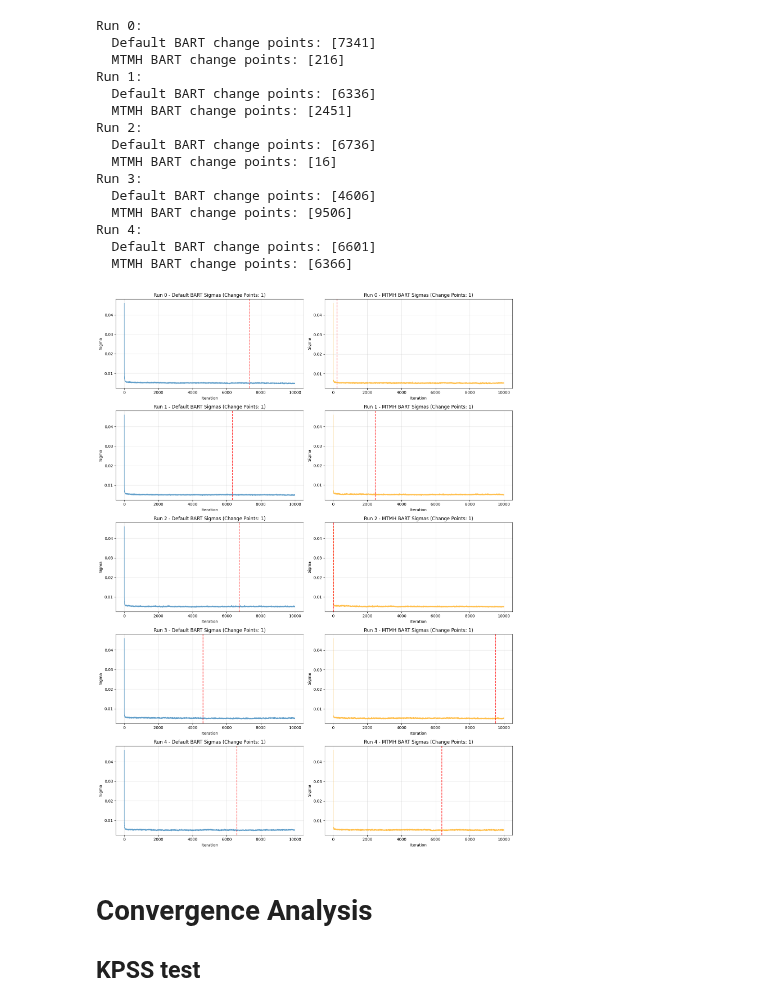
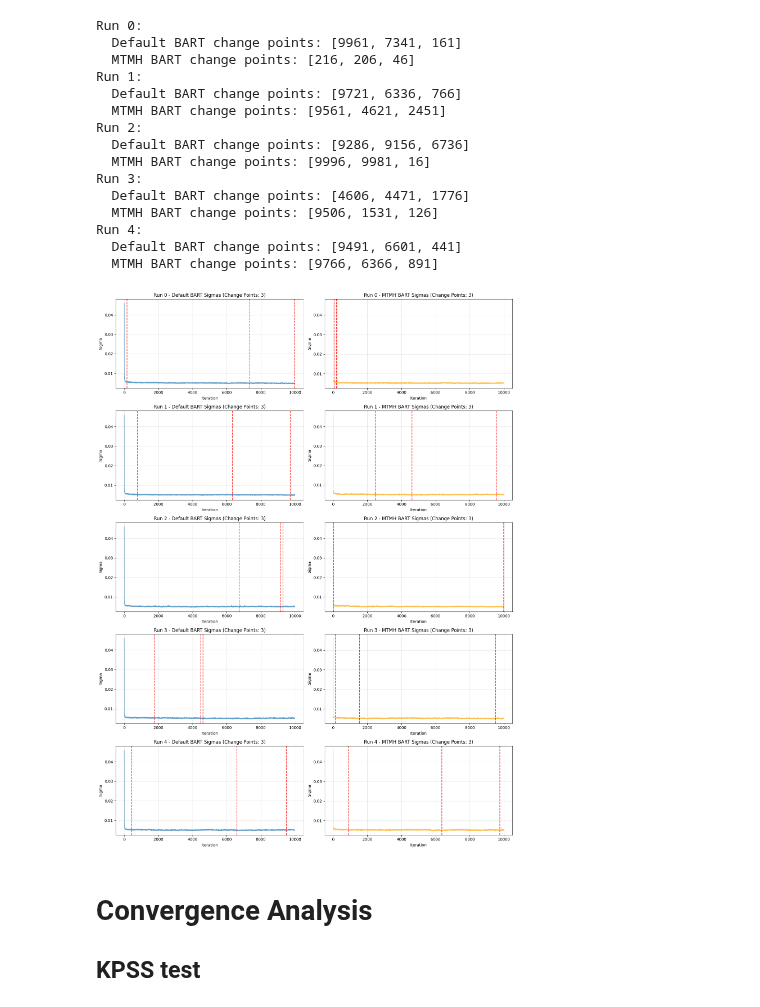
Before and after one commit to yanshuotan/bart-playground, a Jupyter notebook: diagnosis/real1_Abalone_init_cp.ipynb, the cells around one changed output. Cells and saved outputs as stored; diff of their text form; code cells hidden in the pictures.

```diff
--- a/diagnosis/real1_Abalone_init_cp.ipynb
+++ b/diagnosis/real1_Abalone_init_cp.ipynb
@@ -21,10 +21,10 @@ def process_run(run_id, default_sigmas_data, mtmh_sigmas_data):
 
     # Change point detection using Dynp algorithm
     model_default = rpt.Binseg(model="linear").fit(default_sigmas.reshape(-1, 1))
-    default_changepoints = model_default.predict(n_bkps=1)
+    default_changepoints = model_default.predict(n_bkps=3)
 
     model_mtmh = rpt.Binseg(model="linear").fit(mtmh_sigmas.reshape(-1, 1))
-    mtmh_changepoints = model_mtmh.predict(n_bkps=1)
+    mtmh_changepoints = model_mtmh.predict(n_bkps=3)
 
     return {
         'run_id': run_id,
@@ -108,12 +108,12 @@ def process_run(run_id, default_sigmas_data, mtmh_sigmas_data):
 
     # Change point detection on reversed chains
     model_default = rpt.Binseg(model="linear").fit(default_sigmas_rev.reshape(-1, 1))
-    default_changepoints_rev = model_default.predict(n_bkps=1)
+    default_changepoints_rev = model_default.predict(n_bkps=3)
     # Map change points back to original order
     default_changepoints = [len(default_sigmas) - cp for cp in default_changepoints_rev]
 
     model_mtmh = rpt.Binseg(model="linear").fit(mtmh_sigmas_rev.reshape(-1, 1))
-    mtmh_changepoints_rev = model_mtmh.predict(n_bkps=1)
+    mtmh_changepoints_rev = model_mtmh.predict(n_bkps=3)
     mtmh_changepoints = [len(mtmh_sigmas) - cp for cp in mtmh_changepoints_rev]
 
     return {
@@ -147,44 +147,44 @@ for result in results:
     axes[run_id, 0].plot(result['default_sigmas'], alpha=0.7, linewidth=1)
     for cp in result['default_changepoints'][:-1]:
         axes[run_id, 0].axvline(cp, color='red', linestyle='--', alpha=0.8)
     axes[run_id, 0].set_title(f'Run {run_id} - Default BART Sigmas (Change Points: {len(result["default_changepoints"])-1})')
     axes[run_id, 0].set_xlabel('Iteration')
     axes[run_id, 0].set_ylabel('Sigma')
     axes[run_id, 0].grid(True, alpha=0.3)
 
     # Plot MTMH BART
     axes[run_id, 1].plot(result['mtmh_sigmas'], alpha=0.7, linewidth=1, color='orange')
     for cp in result['mtmh_changepoints'][:-1]:
         axes[run_id, 1].axvline(cp, color='red', linestyle='--', alpha=0.8)
     axes[run_id, 1].set_title(f'Run {run_id} - MTMH BART Sigmas (Change Points: {len(result["mtmh_changepoints"])-1})')
     axes[run_id, 1].set_xlabel('Iteration')
     axes[run_id, 1].set_ylabel('Sigma')
     axes[run_id, 1].grid(True, alpha=0.3)
 
     # Print change point information
     print(f"Run {run_id}:")
     print(f"  Default BART change points: {result['default_changepoints'][:-1]}")
     print(f"  MTMH BART change points: {result['mtmh_changepoints'][:-1]}")
 
 plt.tight_layout()
 plt.show()
 # %% [output]
 Run 0:
-  Default BART change points: [7341]
-  MTMH BART change points: [216]
+  Default BART change points: [9961, 7341, 161]
+  MTMH BART change points: [216, 206, 46]
 Run 1:
-  Default BART change points: [6336]
-  MTMH BART change points: [2451]
+  Default BART change points: [9721, 6336, 766]
+  MTMH BART change points: [9561, 4621, 2451]
 Run 2:
-  Default BART change points: [6736]
-  MTMH BART change points: [16]
+  Default BART change points: [9286, 9156, 6736]
+  MTMH BART change points: [9996, 9981, 16]
 Run 3:
-  Default BART change points: [4606]
-  MTMH BART change points: [9506]
+  Default BART change points: [4606, 4471, 1776]
+  MTMH BART change points: [9506, 1531, 126]
 Run 4:
-  Default BART change points: [6601]
-  MTMH BART change points: [6366]
+  Default BART change points: [9491, 6601, 441]
+  MTMH BART change points: [9766, 6366, 891]
-[figure, old version]
+[figure, new version]
 # %% [markdown]
 # Convergence Analysis
 ## KPSS test
```
Also changed, not shown: parts of 1 cell of this notebook, 3 other files.
